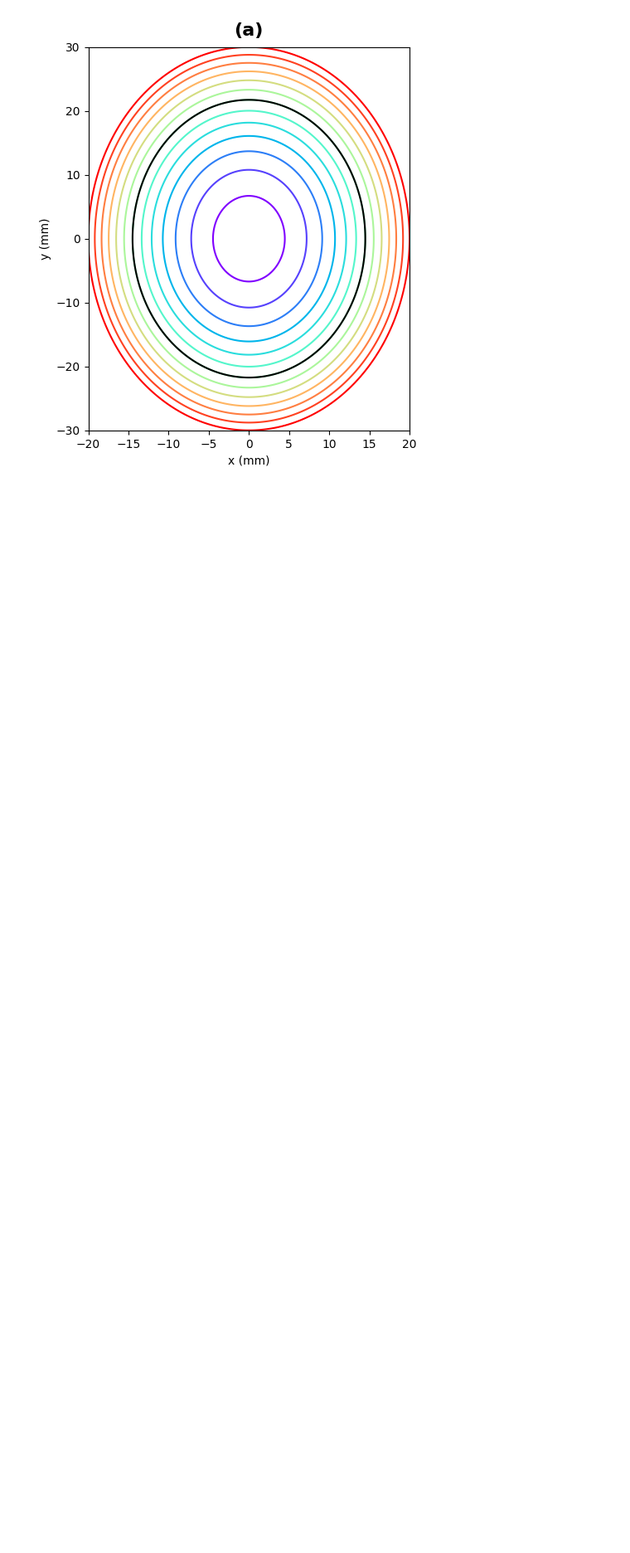
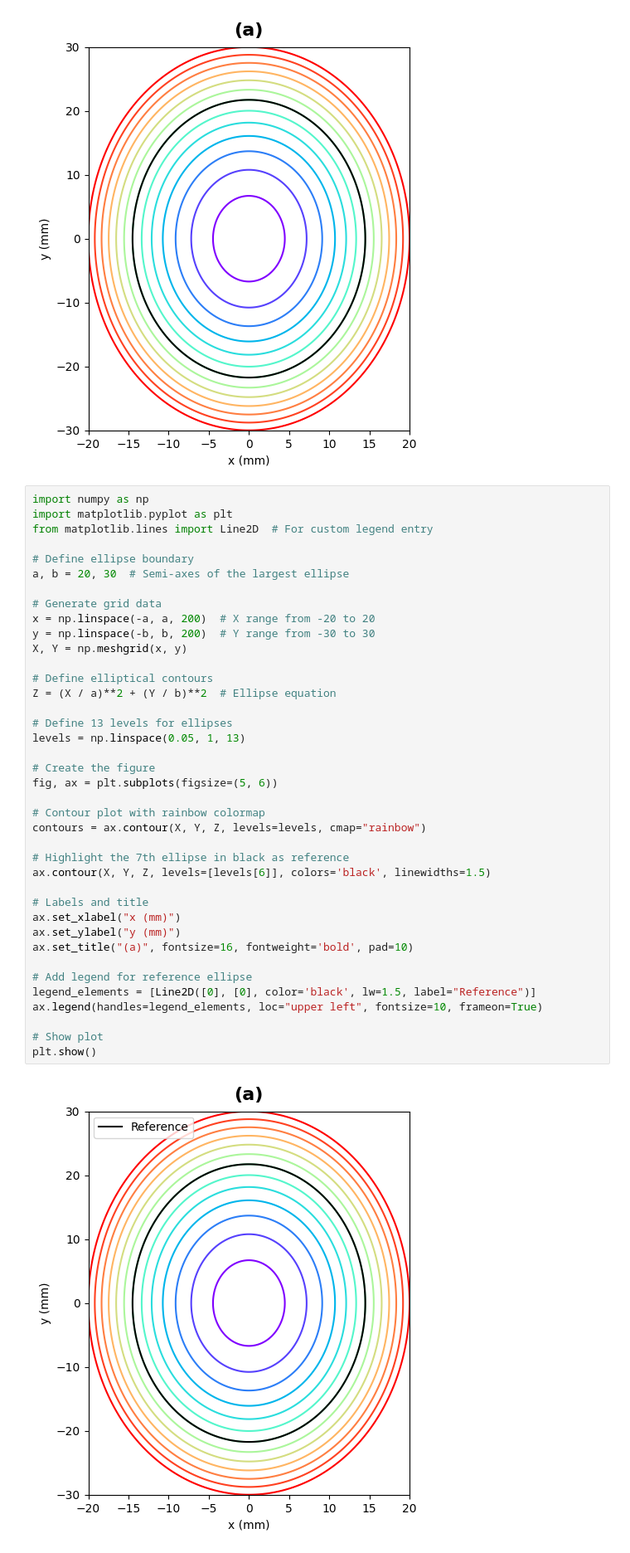
Before and after one commit to bharade/shm_ogw3, a Jupyter notebook: creating-figures.ipynb, the cells around one changed output. Shown at 83% size. Cells and saved outputs as stored; diff of their text form; blank space fills up the shorter version.

Commit message:
Kaggle Notebook | creating-figures | add-reference

```diff
--- a/creating-figures.ipynb
+++ b/creating-figures.ipynb
@@ -471,3 +471,44 @@ ax.set_title("(a)", fontsize=16, fontweight='bold', pad=10)
 plt.show()
 # %% [output]
 [figure]
+# %%
+import numpy as np
+import matplotlib.pyplot as plt
+from matplotlib.lines import Line2D  # For custom legend entry
+
+# Define ellipse boundary
+a, b = 20, 30  # Semi-axes of the largest ellipse
+
+# Generate grid data
+x = np.linspace(-a, a, 200)  # X range from -20 to 20
+y = np.linspace(-b, b, 200)  # Y range from -30 to 30
+X, Y = np.meshgrid(x, y)
+
+# Define elliptical contours
+Z = (X / a)**2 + (Y / b)**2  # Ellipse equation
+
+# Define 13 levels for ellipses
+levels = np.linspace(0.05, 1, 13)
+
+# Create the figure
+fig, ax = plt.subplots(figsize=(5, 6))
+
+# Contour plot with rainbow colormap
+contours = ax.contour(X, Y, Z, levels=levels, cmap="rainbow")
+
+# Highlight the 7th ellipse in black as reference
+ax.contour(X, Y, Z, levels=[levels[6]], colors='black', linewidths=1.5)
+
+# Labels and title
+ax.set_xlabel("x (mm)")
+ax.set_ylabel("y (mm)")
+ax.set_title("(a)", fontsize=16, fontweight='bold', pad=10)
+
+# Add legend for reference ellipse
+legend_elements = [Line2D([0], [0], color='black', lw=1.5, label="Reference")]
+ax.legend(handles=legend_elements, loc="upper left", fontsize=10, frameon=True)
+
+# Show plot
+plt.show()
+# %% [output]
+[figure, added]
```
